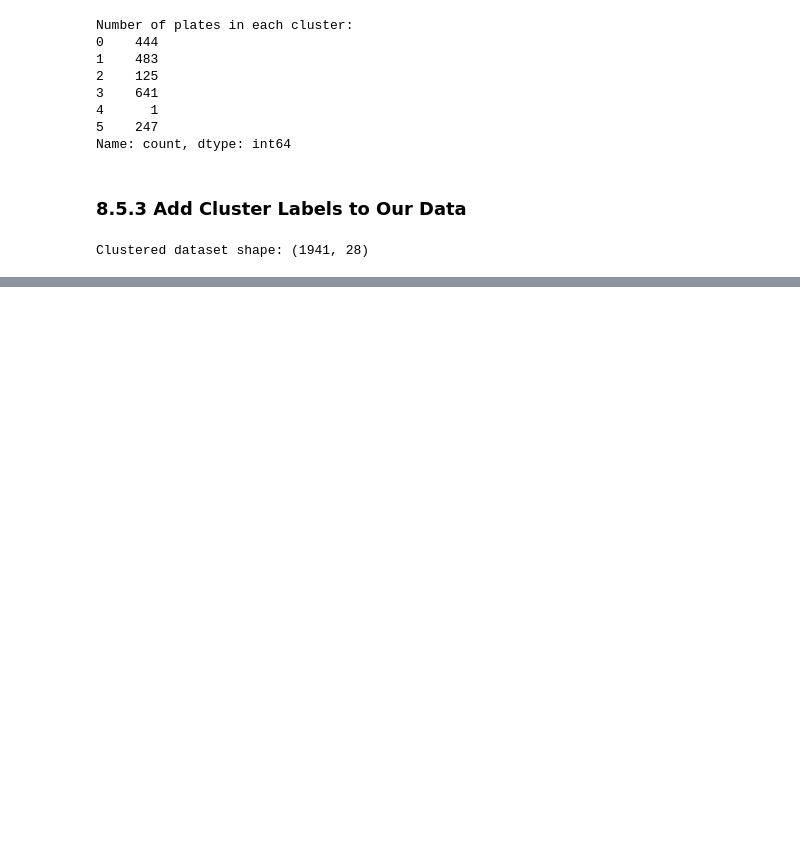
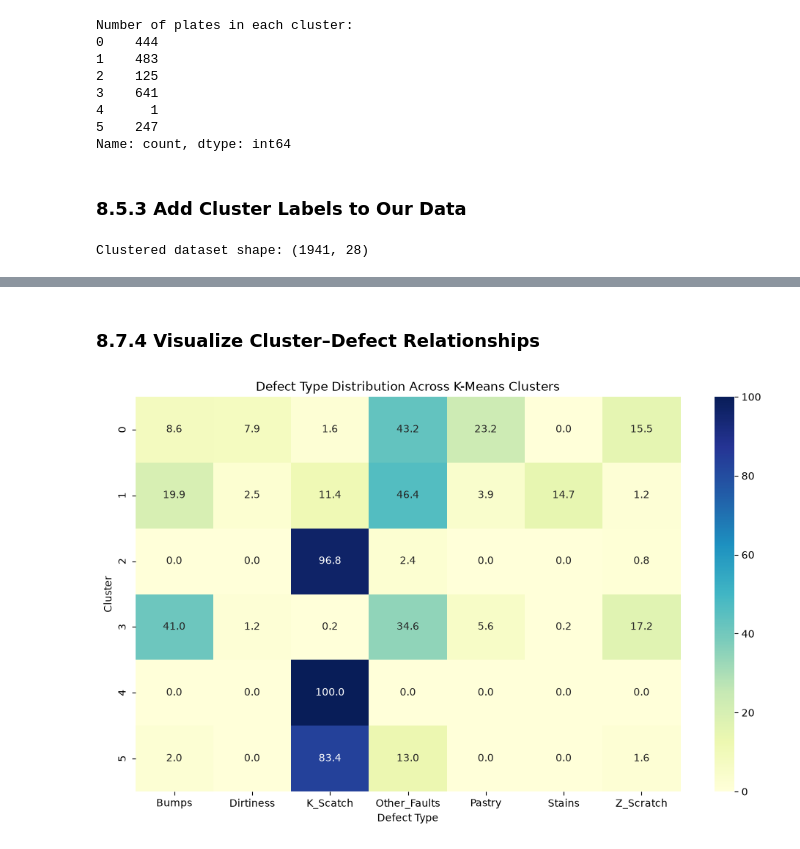
Before and after one commit to fardinfaruqi/steel-plate-quality-control, a Jupyter notebook: notebooks/steel_plate_quality_control.ipynb, the cells around one changed output, grey strips where cells are left out. Drawn from its saved outputs; the diff is of its cells as text; code cells hidden in the pictures; blank space fills up the shorter version.

```diff
--- a/notebooks/steel_plate_quality_control.ipynb
+++ b/notebooks/steel_plate_quality_control.ipynb
@@ -1828,0 +1938,10 @@ Clustered dataset shape: (1941, 28)
+# %%
+# Interpret Clusters
+
+# Create a DataFrame containing actual defect type and cluster
+cluster_analysis = pd.DataFrame({
+    "Defect_Type": y.values,
+    "Cluster": final_cluster_labels
+})
+
+display(cluster_analysis.head())
@@ -1828,0 +1977,12 @@ Clustered dataset shape: (1941, 28)
+# %%
+# Calculate the percentage distribution of defect types within each cluster
+
+cluster_defect_percentage = pd.crosstab(
+    cluster_analysis["Cluster"],
+    cluster_analysis["Defect_Type"],
+    normalize="index"
+) * 100
+
+cluster_defect_percentage = cluster_defect_percentage.round(2)
+
+display(cluster_defect_percentage)
@@ -1828,0 +1998,21 @@ Clustered dataset shape: (1941, 28)
+# %% [markdown]
+### 8.7.4 Visualize Cluster–Defect Relationships
+# %%
+# Heatmap of defect distribution within clusters
+
+plt.figure(figsize=(12, 7))
+
+sns.heatmap(
+    cluster_defect_percentage,
+    annot=True,
+    fmt=".1f",
+    cmap="YlGnBu"
+)
+
+plt.title("Defect Type Distribution Across K-Means Clusters")
+plt.xlabel("Defect Type")
+plt.ylabel("Cluster")
+
+plt.show()
+# %% [output]
+[figure, added]
```
Also changed, not shown: parts of 25 cells of this notebook, 1 other file.
